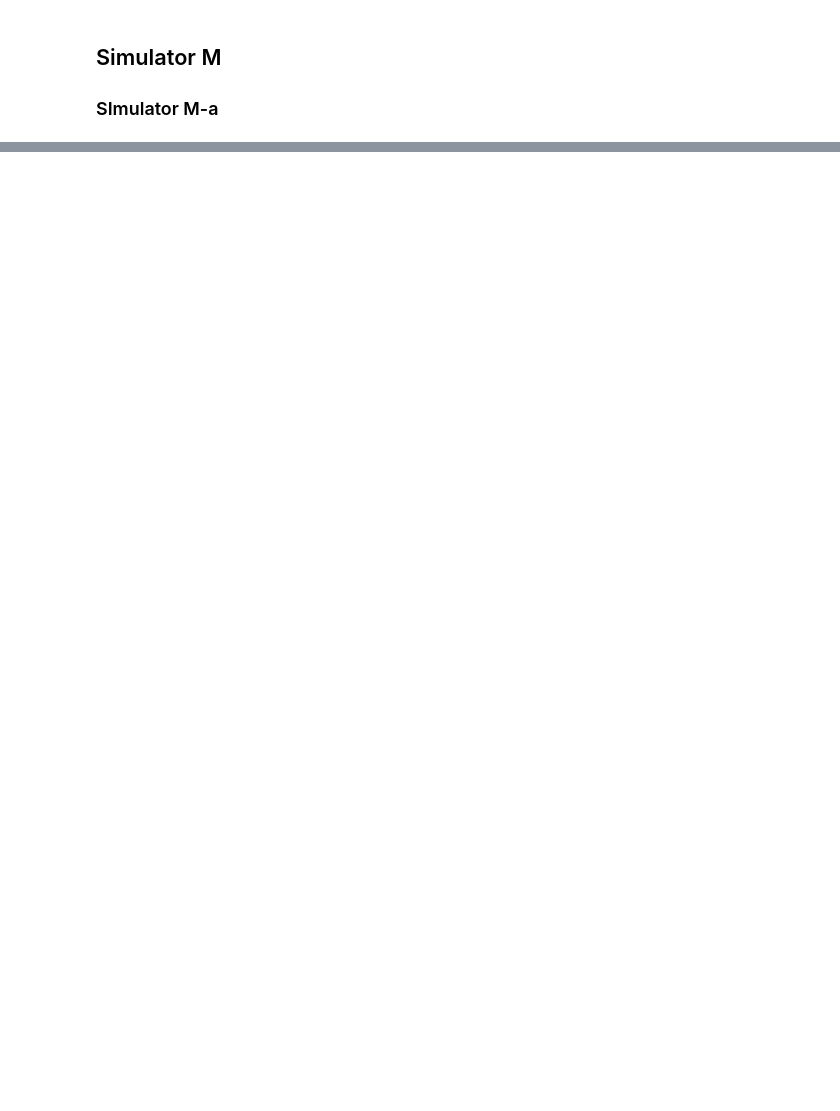
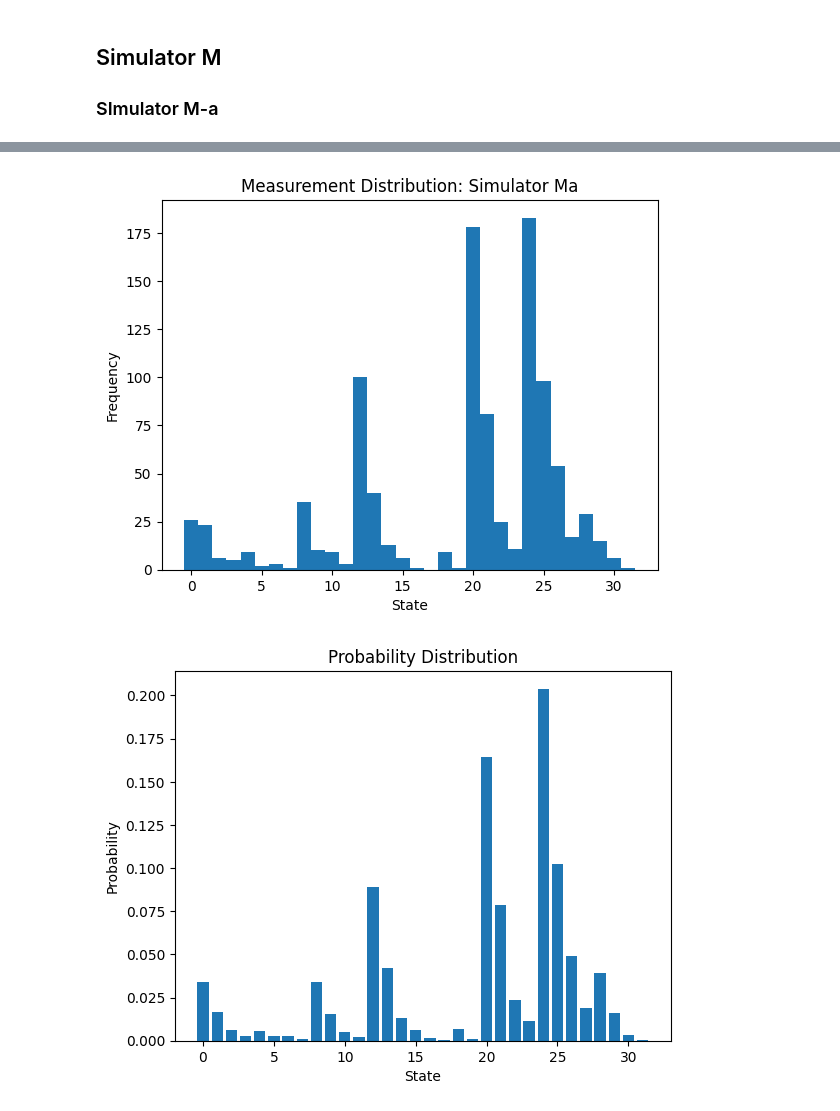
Before and after one commit to Sid-Rau/phys446, a Jupyter notebook: Quantum Computing/Quantum Computing.ipynb, the cells around one changed output, grey strips where cells are left out. Drawn from its saved outputs; the diff is of its cells as text; code cells hidden in the pictures; blank space fills up the shorter version.

```diff
--- a/Quantum Computing/Quantum Computing.ipynb
+++ b/Quantum Computing/Quantum Computing.ipynb
@@ -218,0 +487,38 @@ print(CNOTArray(0,1,3) @state)
+# %%
+def SimulatorMa(InputString):
+    numWires,state,circuitList = ParseCircuit(InputString)
+    circuit_matrix = np.identity(2**numWires, dtype=complex)
+    for element in circuitList:
+        if element[0] == 'H':
+            circuit_matrix = HadamardArray(int(element[1]), numWires) @ circuit_matrix
+        elif element[0] == 'P':
+            circuit_matrix = PhaseArray(int(element[1]), float(element[2]), numWires) @ circuit_matrix
+        elif element[0] == 'CNOT':
+            circuit_matrix = CNOTArray(int(element[1]), int(element[2]), numWires) @ circuit_matrix
+    state = np.array(DiracToVec(state)).T
+    final_state = circuit_matrix @ state
+    if circuitList[-1][0]=='MEASURE':
+        return Measure(VecToDirac(final_state.flatten()))
+    return VecToDirac(final_state.flatten())
+# %%
+dist = []
+for i in range(1000):
+    result = SimulatorMa("measure.circuit")
+    dist.append(int(result, 2))
+# %%
+plt.hist(dist, bins=range(2**numberOfWires + 1), align='left')
+plt.xlabel('State')
+plt.ylabel('Frequency')
+plt.title('Measurement Distribution: Simulator Ma')
+plt.show()
+
+numberOfWires,initstate,circuitList = ParseCircuit("measure.circuit")
+probabilities = [abs(x)**2 for x in DiracToVec(RunCircuitMa(numberOfWires,circuitList))]
+plt.bar(range(len(probabilities)),probabilities)
+plt.title("Probability Distribution")
+plt.xlabel('State')
+plt.ylabel('Probability')
+plt.show()
+# %% [output]
+[figure, added]
+[figure, added]
```
Also changed, not shown: parts of 51 cells of this notebook, 18 other files.
